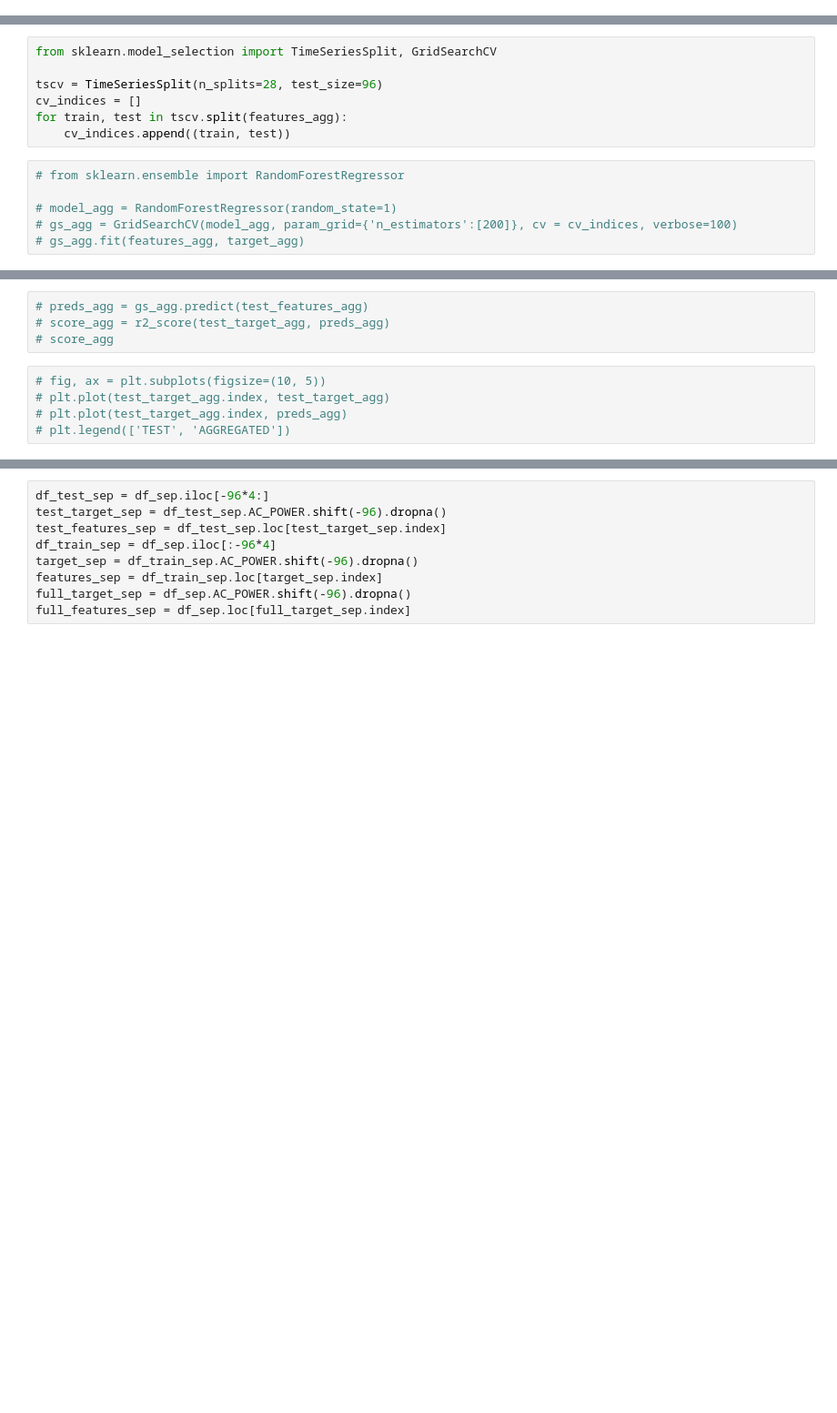
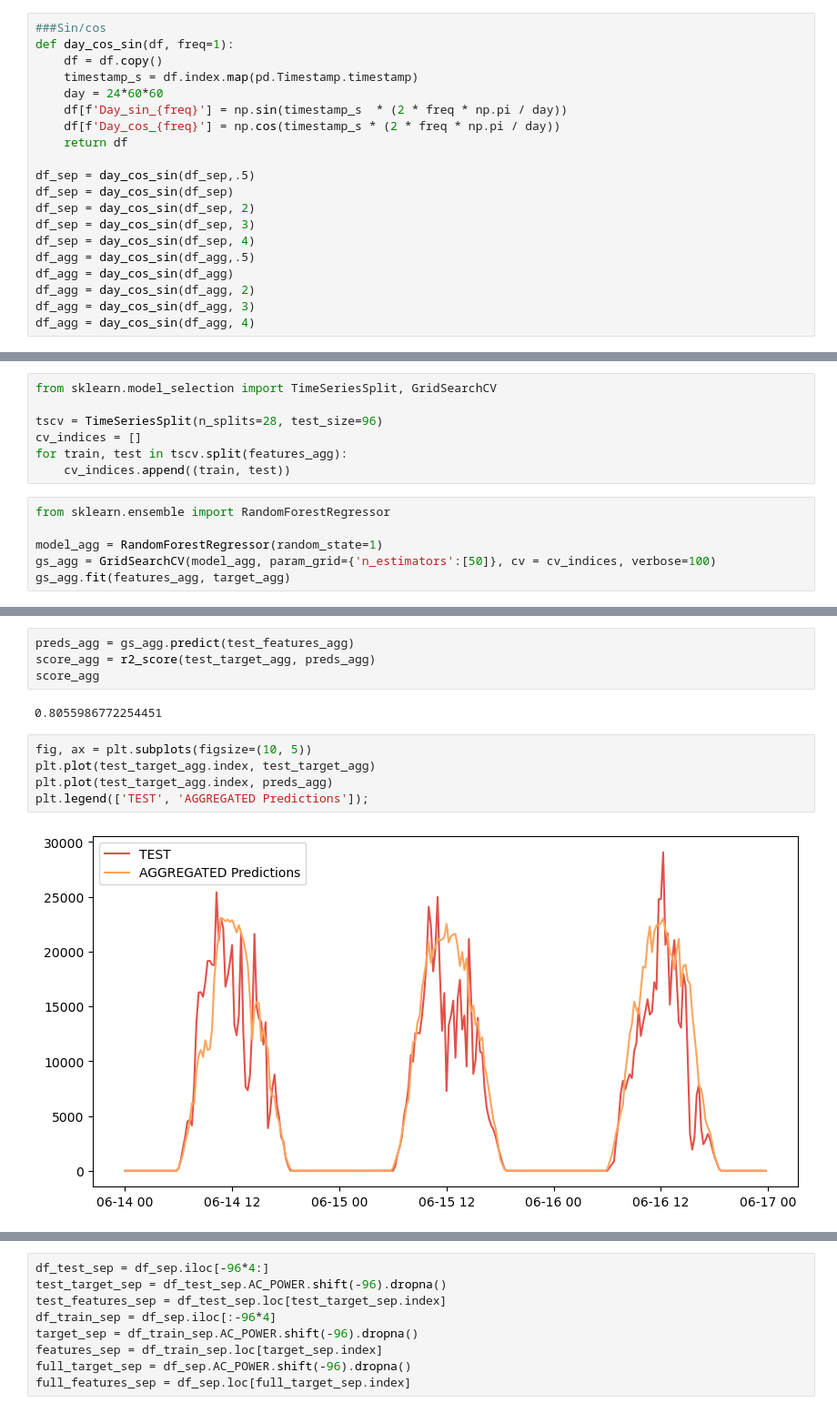
Before and after one commit to joshmdata/data-science-projects, a Jupyter notebook: forecasting-solar-power-ml-vs-dl.ipynb, the cells around one changed output, grey strips where cells are left out. Shown at 91% size. Cells and saved outputs as stored; diff of their text form; blank space fills up the shorter version.

```diff
--- a/forecasting-solar-power-ml-vs-dl.ipynb
+++ b/forecasting-solar-power-ml-vs-dl.ipynb
@@ -654,6 +654,26 @@ df_agg = df_agg.groupby(df_agg.columns, axis=1).sum()
 
 df_sep = pd.concat(source_dfs, axis=1, ignore_index=False)
 df_sep = df_sep.groupby(df_sep.columns, axis=1).sum()
+# %%
+###Sin/cos
+def day_cos_sin(df, freq=1):
+    df = df.copy()
+    timestamp_s = df.index.map(pd.Timestamp.timestamp)
+    day = 24*60*60
+    df[f'Day_sin_{freq}'] = np.sin(timestamp_s  * (2 * freq * np.pi / day))
+    df[f'Day_cos_{freq}'] = np.cos(timestamp_s * (2 * freq * np.pi / day))
+    return df
+
+df_sep = day_cos_sin(df_sep,.5)
+df_sep = day_cos_sin(df_sep)
+df_sep = day_cos_sin(df_sep, 2)
+df_sep = day_cos_sin(df_sep, 3)
+df_sep = day_cos_sin(df_sep, 4)
+df_agg = day_cos_sin(df_agg,.5)
+df_agg = day_cos_sin(df_agg)
+df_agg = day_cos_sin(df_agg, 2)
+df_agg = day_cos_sin(df_agg, 3)
+df_agg = day_cos_sin(df_agg, 4)
 # %%
 df_test_agg = df_agg.iloc[-96*4:]
 test_target_agg = df_test_agg.AC_POWER.shift(-96).dropna()
@@ -693,8 +805,8 @@ cv_indices = []
 for train, test in tscv.split(features_agg):
     cv_indices.append((train, test))
 # %%
-# from sklearn.ensemble import RandomForestRegressor
+from sklearn.ensemble import RandomForestRegressor
 
-# model_agg = RandomForestRegressor(random_state=1)
-# gs_agg = GridSearchCV(model_agg, param_grid={'n_estimators':[200]}, cv = cv_indices, verbose=100)
-# gs_agg.fit(features_agg, target_agg)
+model_agg = RandomForestRegressor(random_state=1)
+gs_agg = GridSearchCV(model_agg, param_grid={'n_estimators':[50]}, cv = cv_indices, verbose=100)
+gs_agg.fit(features_agg, target_agg)
@@ -710,9 +878,13 @@ for train, test in tscv.split(features_agg):
 # %%
-# preds_agg = gs_agg.predict(test_features_agg)
-# score_agg = r2_score(test_target_agg, preds_agg)
-# score_agg
+preds_agg = gs_agg.predict(test_features_agg)
+score_agg = r2_score(test_target_agg, preds_agg)
+score_agg
+# %% [output]
+0.8055986772254451
 # %%
-# fig, ax = plt.subplots(figsize=(10, 5))
-# plt.plot(test_target_agg.index, test_target_agg)
-# plt.plot(test_target_agg.index, preds_agg)
-# plt.legend(['TEST', 'AGGREGATED'])
+fig, ax = plt.subplots(figsize=(10, 5))
+plt.plot(test_target_agg.index, test_target_agg)
+plt.plot(test_target_agg.index, preds_agg)
+plt.legend(['TEST', 'AGGREGATED Predictions']);
+# %% [output]
+[figure, added]
```
Also changed, not shown: parts of 40 cells of this notebook.
